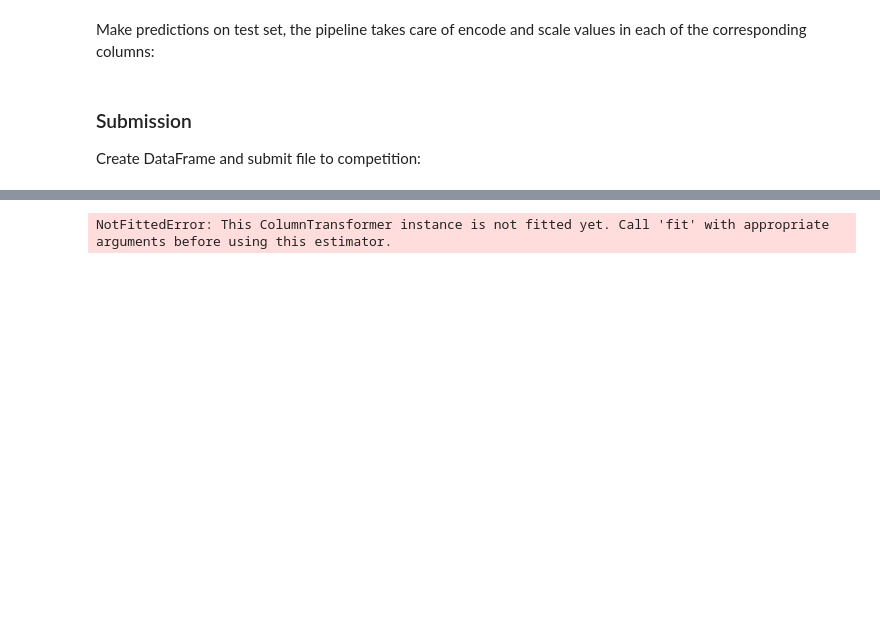
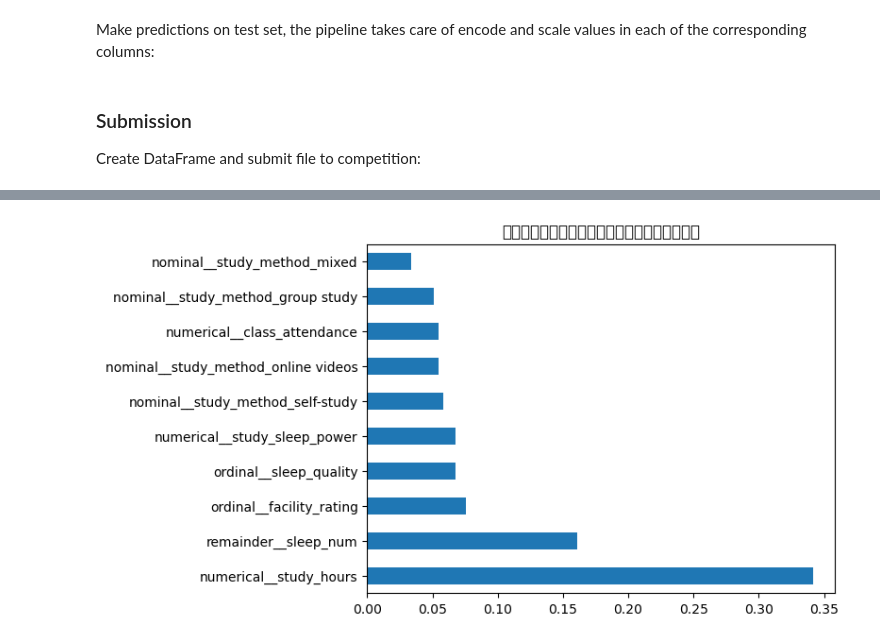
Before and after one commit to gikkavu/Kaggle, a Jupyter notebook: xgboost-studenttestscores-kr.ipynb, the cells around one changed output, grey strips where cells are left out. Drawn from its saved outputs; the diff is of its cells as text; code cells hidden in the pictures; blank space fills up the shorter version.

```diff
--- a/xgboost-studenttestscores-kr.ipynb
+++ b/xgboost-studenttestscores-kr.ipynb
@@ -245,21 +258,17 @@ NotFittedError: need to call fit or load_model beforehand
 # %%
 # 前処理（ColumnTransformer）から、変換後の列名を取得する
-feature_names = pipeline.named_steps['preprocessor'].get_feature_names_out()
-
-# 重要度のデータと列名を紐付ける
-import pandas as pd
-import matplotlib.pyplot as plt
+feature_names = preprocessor.get_feature_names_out()
 
 # モデルから重要度を取り出す
-importances = pipeline.named_steps['model'].feature_importances_
+importances = model.feature_importances_
 
 # 見やすいグラフにする
 feat_importances = pd.Series(importances, index=feature_names)
 feat_importances.nlargest(10).plot(kind='barh')
 plt.title("どのデータが予測に効いているか（名前付き）")
 plt.show()
 # %% [output]
-NotFittedError: This ColumnTransformer instance is not fitted yet. Call 'fit' with appropriate arguments before using this estimator.
+[figure, added]
 # %%
 # Validデータでの予測値と実測値の差を計算
 X_valid['actual'] = y_valid
```
Also changed, not shown: parts of 10 cells of this notebook, 1 other file.
